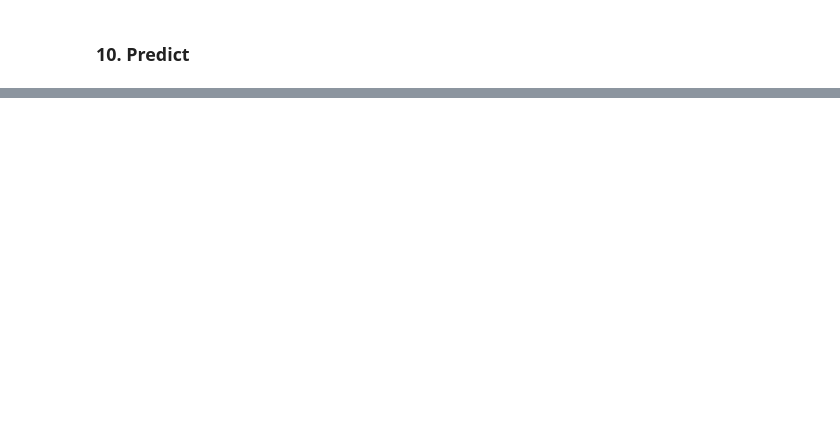
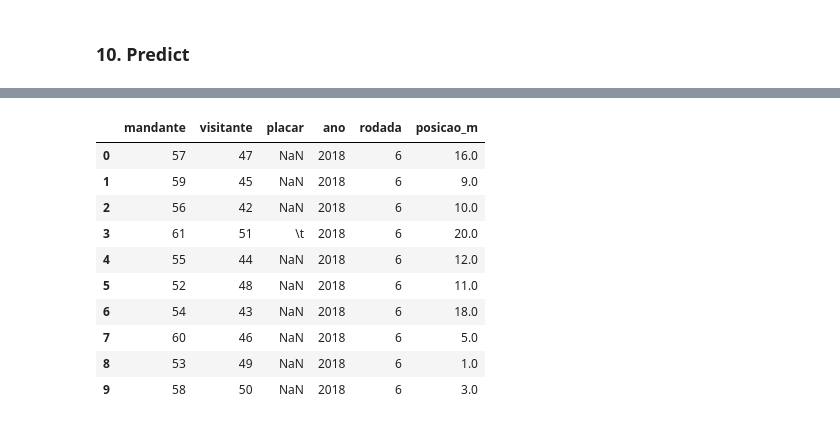
Before and after one commit to thiagozaranza/guru_da_bola, a Jupyter notebook: Prediction_RFC.ipynb, the cells around one changed output, grey strips where cells are left out. Drawn from its saved outputs; the diff is of its cells as text; code cells hidden in the pictures; blank space fills up the shorter version.

```diff
--- a/Prediction_RFC.ipynb
+++ b/Prediction_RFC.ipynb
@@ -352,5 +381,19 @@ def getAproveitamento(jogos, ano, rodada, time):
 # %%
 rodada_DF["posicao_m"] = rodada_DF.apply(lambda row: getPosicao(jogos, ano, rod, row["mandante"]),axis=1)
+# %%
+rodada_DF.head(10)
+# %% [output]
+|  | mandante | visitante | placar | ano | rodada | posicao_m |
+| 0 | 57 | 47 | NaN | 2018 | 6 | 16.0 |
+| 1 | 59 | 45 | NaN | 2018 | 6 | 9.0 |
+| 2 | 56 | 42 | NaN | 2018 | 6 | 10.0 |
+| 3 | 61 | 51 | \t | 2018 | 6 | 20.0 |
+| 4 | 55 | 44 | NaN | 2018 | 6 | 12.0 |
+| 5 | 52 | 48 | NaN | 2018 | 6 | 11.0 |
+| 6 | 54 | 43 | NaN | 2018 | 6 | 18.0 |
+| 7 | 60 | 46 | NaN | 2018 | 6 | 5.0 |
+| 8 | 53 | 49 | NaN | 2018 | 6 | 1.0 |
+| 9 | 58 | 50 | NaN | 2018 | 6 | 3.0 |
 # %%
 rodada_DF["posicao_v"] = rodada_DF.apply(lambda row: getPosicao(jogos, ano, rod, row["visitante"]),axis=1)
 # %%
```
Also changed, not shown: parts of 24 cells of this notebook, 10 other files.
